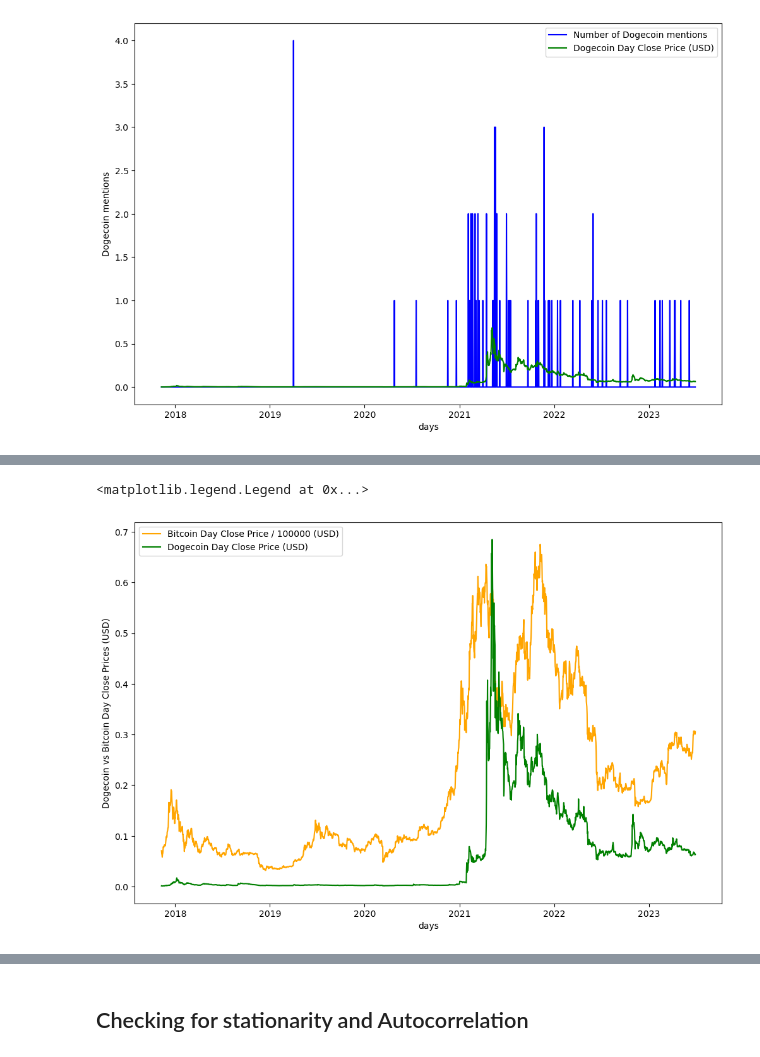
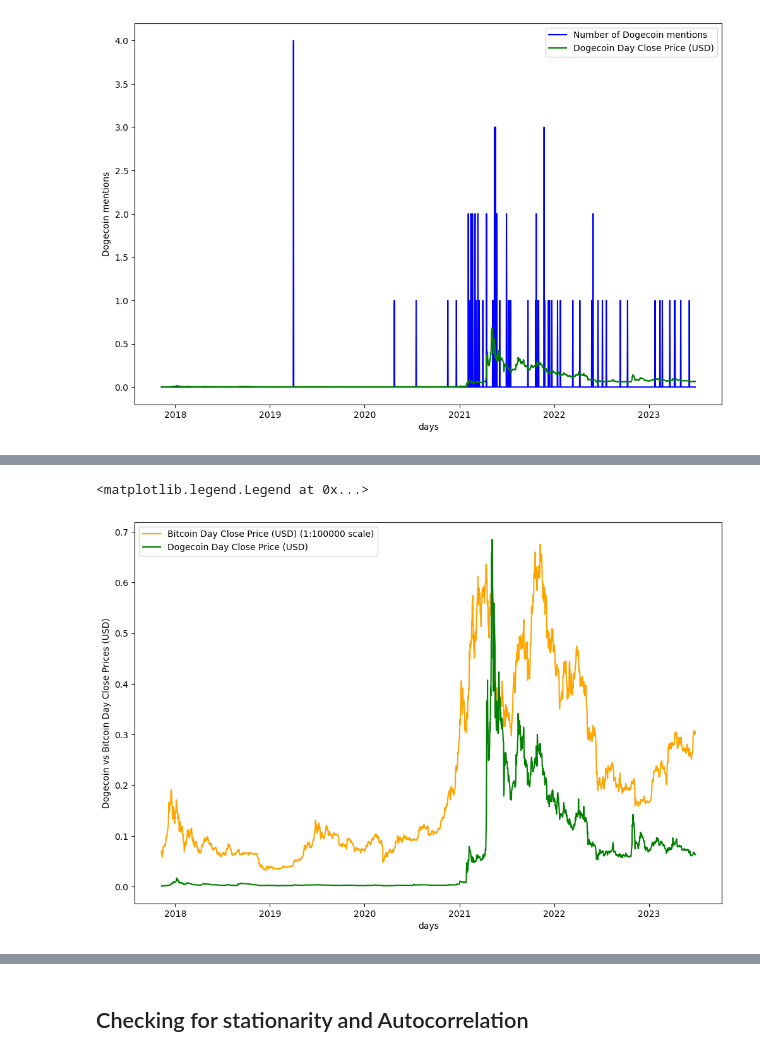
Before and after one commit to gilmar/musk_dogecoin_analysis, a Jupyter notebook: musk_dogecoin.ipynb, the cells around one changed output, grey strips where cells are left out. Drawn from its saved outputs; the diff is of its cells as text; code cells hidden in the pictures.

```diff
--- a/musk_dogecoin.ipynb
+++ b/musk_dogecoin.ipynb
@@ -204,12 +252,12 @@ plt.legend()
 # %%
 fig=plt.figure(figsize=(12,8), dpi= 100, facecolor='w', edgecolor='k')
 plt.plot(original_df.index, (original_df['bitcoin_close'].values / 100000)\
-         , color='orange', label='Bitcoin Day Close Price / 100000 (USD)')
+         , color='orange', label='Bitcoin Day Close Price (USD) (1:100000 scale)')
 plt.plot(original_df.index, original_df['dogecoin_close'].values\
          , color='green', label='Dogecoin Day Close Price (USD)')
 plt.xlabel('days')
 plt.ylabel('Dogecoin vs Bitcoin Day Close Prices (USD)')
 plt.legend()
 # %% [output]
 <matplotlib.legend.Legend at 0x...>
-[figure, old version]
+[figure, new version]
```
Also changed, not shown: parts of 52 cells of this notebook, 1 other file.
